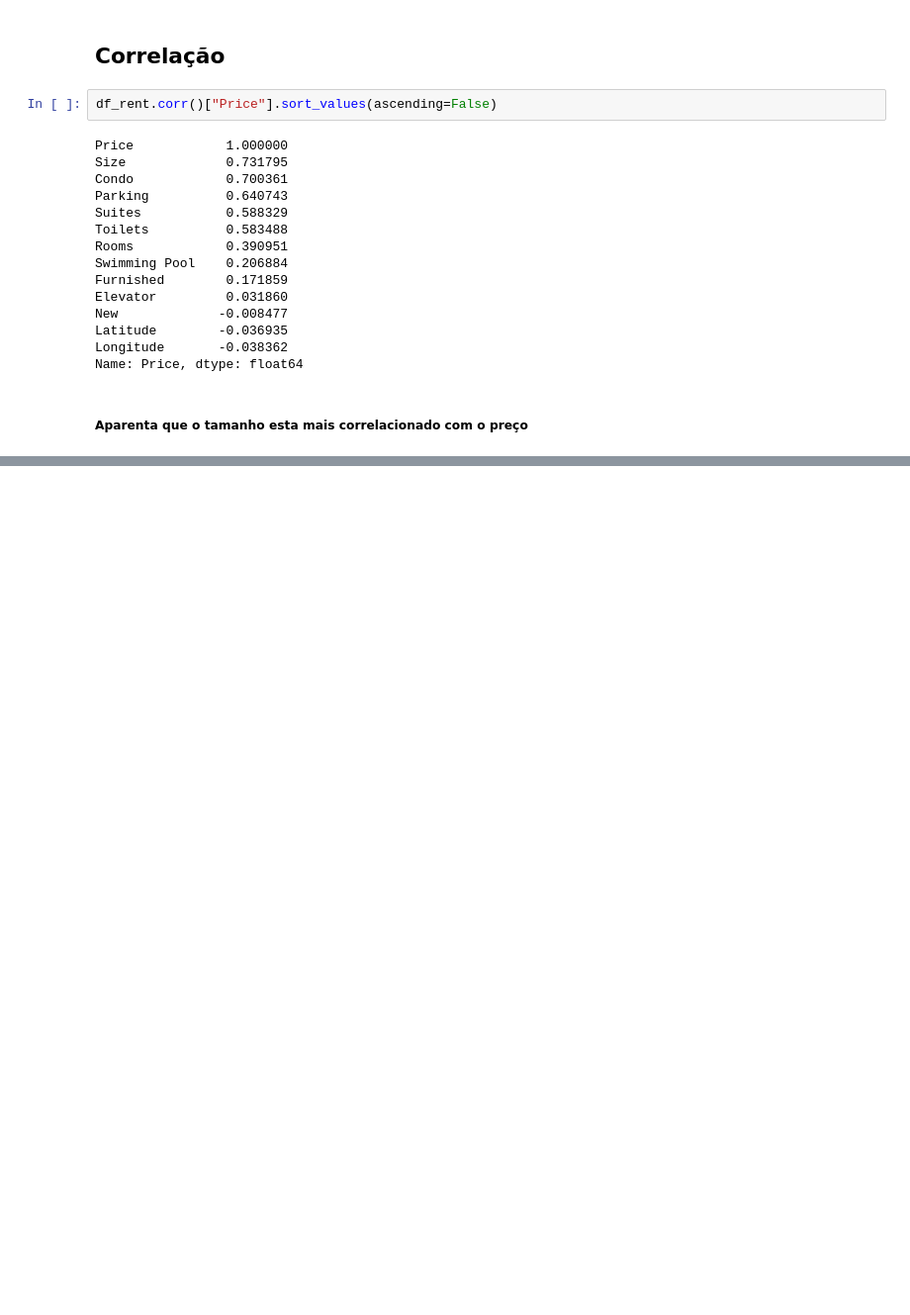
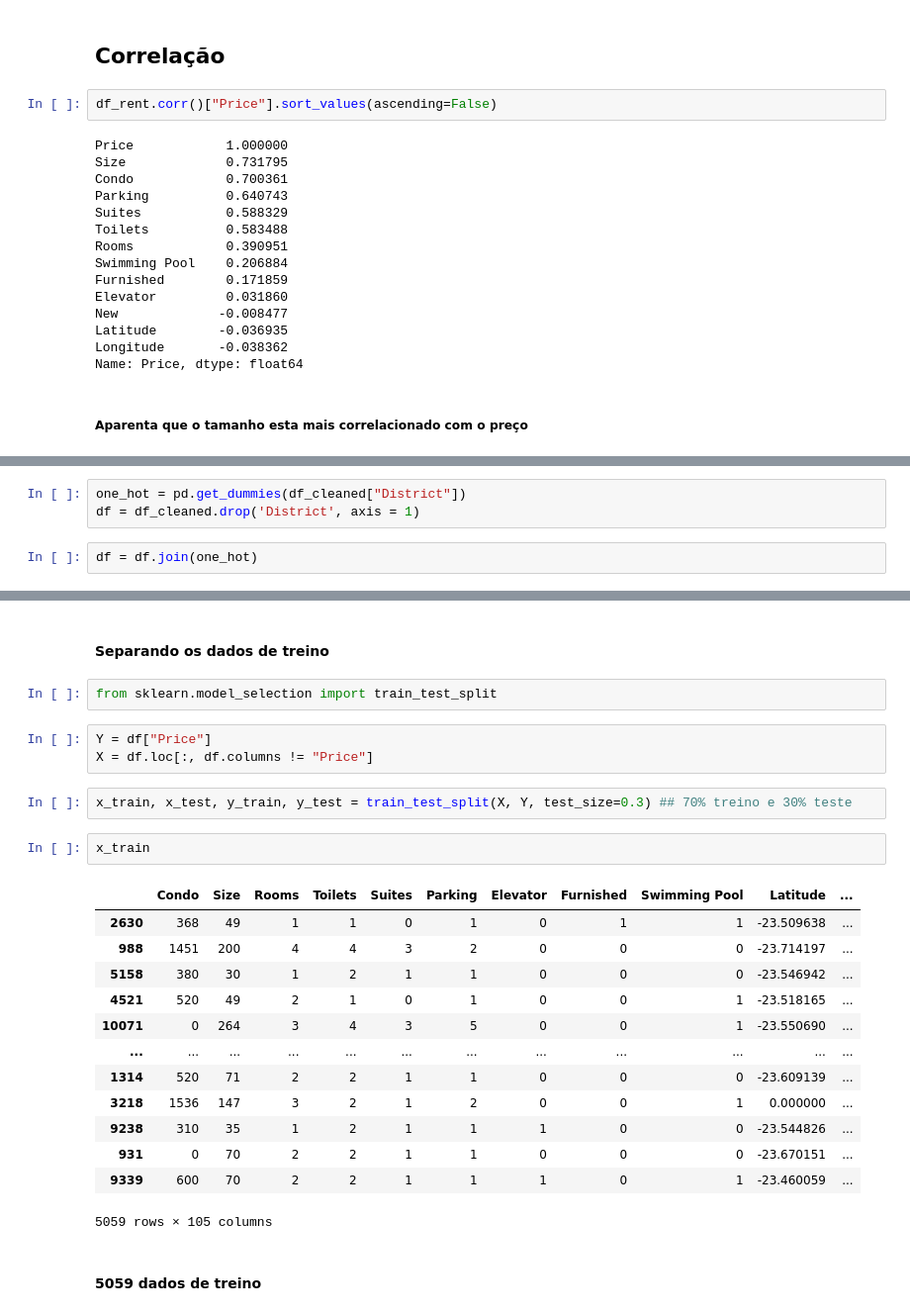
Before and after one commit to devjoaomelo/Machine-Learning_mercado-imobiliario, a Jupyter notebook: Untitled.ipynb, the cells around one changed output, grey strips where cells are left out. Shown: that part at 99% size. Cells and saved outputs as stored; diff of their text form; blank space fills up the shorter version.

Commit message:
Modelo_1_Regressao_Linear

```diff
--- a/Untitled.ipynb
+++ b/Untitled.ipynb
@@ -181,0 +182,5 @@ array([[0., 0., 0., ..., 0., 0., 0.],
+# %%
+one_hot = pd.get_dummies(df_cleaned["District"])
+df = df_cleaned.drop('District', axis = 1)
+# %%
+df = df.join(one_hot)
@@ -181,0 +203,27 @@ array([[0., 0., 0., ..., 0., 0., 0.],
+# %% [markdown]
+#### Separando os dados de treino
+# %%
+from sklearn.model_selection import train_test_split
+# %%
+Y = df["Price"]
+X = df.loc[:, df.columns != "Price"]
+# %%
+x_train, x_test, y_train, y_test = train_test_split(X, Y, test_size=0.3) ## 70% treino e 30% teste
+# %%
+x_train
+# %% [output]
+|  | Condo | Size | Rooms | Toilets | Suites | Parking | Elevator | Furnished | Swimming Pool | Latitude | ... |
+| 2630 | 368 | 49 | 1 | 1 | 0 | 1 | 0 | 1 | 1 | -23.509638 | ... |
+| 988 | 1451 | 200 | 4 | 4 | 3 | 2 | 0 | 0 | 0 | -23.714197 | ... |
+| 5158 | 380 | 30 | 1 | 2 | 1 | 1 | 0 | 0 | 0 | -23.546942 | ... |
+| 4521 | 520 | 49 | 2 | 1 | 0 | 1 | 0 | 0 | 1 | -23.518165 | ... |
+| 10071 | 0 | 264 | 3 | 4 | 3 | 5 | 0 | 0 | 1 | -23.550690 | ... |
+| ... | ... | ... | ... | ... | ... | ... | ... | ... | ... | ... | ... |
+| 1314 | 520 | 71 | 2 | 2 | 1 | 1 | 0 | 0 | 0 | -23.609139 | ... |
+| 3218 | 1536 | 147 | 3 | 2 | 1 | 2 | 0 | 0 | 1 | 0.000000 | ... |
+| 9238 | 310 | 35 | 1 | 2 | 1 | 1 | 1 | 0 | 0 | -23.544826 | ... |
+| 931 | 0 | 70 | 2 | 2 | 1 | 1 | 0 | 0 | 0 | -23.670151 | ... |
+| 9339 | 600 | 70 | 2 | 2 | 1 | 1 | 1 | 0 | 1 | -23.460059 | ... |
+5059 rows × 105 columns
+# %% [markdown]
+#### 5059 dados de treino
```
Also changed, not shown: parts of 32 cells of this notebook.
